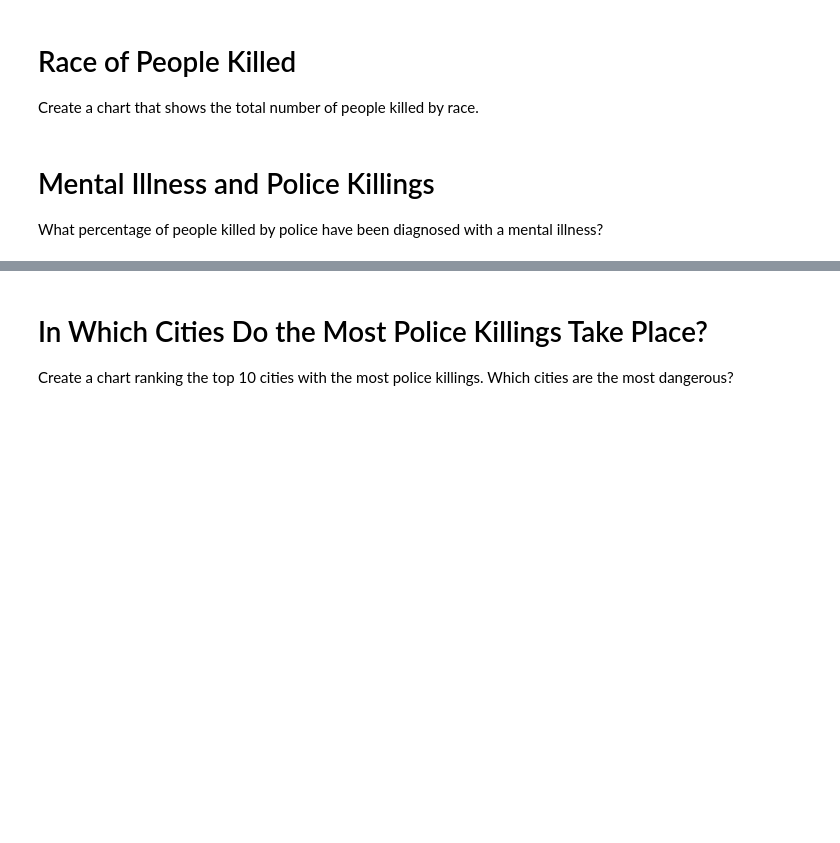
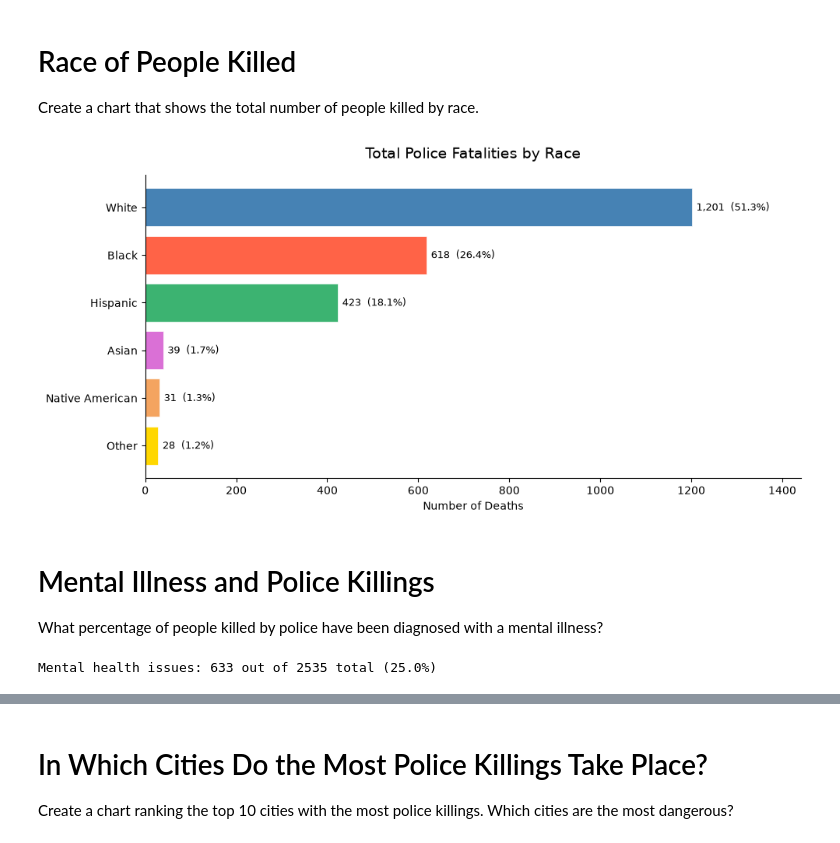
Before and after one commit to LegradiK/us_police_incidents_analysis, a Jupyter notebook: us_police_incidents_analysis.ipynb, the cells around one changed output, grey strips where cells are left out. Saved outputs shown, nothing was run; the diff lists cells and outputs as text; code cells hidden in the pictures; blank space fills up the shorter version.

```diff
--- a/us_police_incidents_analysis.ipynb
+++ b/us_police_incidents_analysis.ipynb
@@ -1089,7 +1299,67 @@ Create a seperate KDE plot for each race. Is there a difference between the dist
 # Race of People Killed
 
 Create a chart that shows the total number of people killed by race.
+# %%
+import matplotlib.pyplot as plt
+
+race_labels = {
+    'W': 'White',
+    'B': 'Black',
+    'H': 'Hispanic',
+    'A': 'Asian',
+    'N': 'Native American',
+    'O': 'Other',
+}
+
+colors = {
+    'W': 'steelblue',
+    'B': 'tomato',
+    'H': 'mediumseagreen',
+    'A': 'orchid',
+    'N': 'sandybrown',
+    'O': 'gold',
+}
+
+df_race = df_deaths_by_police['race'].value_counts().reset_index()
+df_race.columns = ['race', 'count']
+df_race = df_race[df_race['race'].isin(race_labels)]
+df_race['label'] = df_race['race'].map(race_labels)
+df_race['color'] = df_race['race'].map(colors)
+df_race = df_race.sort_values('count', ascending=True)  # ascending for horizontal bar
+
+fig, ax = plt.subplots(figsize=(10, 5))
+
+bars = ax.barh(df_race['label'], df_race['count'],
+               color=df_race['color'], edgecolor='white', linewidth=0.5)
+
+# ── Count + percentage labels ──────────────────────────────────────────
+total = df_race['count'].sum()
+for bar, (_, row) in zip(bars, df_race.iterrows()):
+    pct = (row['count'] / total) * 100
+    ax.text(
+        bar.get_width() + 10,
+        bar.get_y() + bar.get_height() / 2,
+        f"{row['count']:,}  ({pct:.1f}%)",
+        va='center', fontsize=9
+    )
+
+ax.set_title('Total Police Fatalities by Race', fontsize=14, pad=15)
+ax.set_xlabel('Number of Deaths')
+ax.set_xlim(0, df_race['count'].max() * 1.2)
+ax.spines[['top', 'right']].set_visible(False)
+
+plt.tight_layout()
+plt.show()
+# %% [output]
+[figure, added]
 # %% [markdown]
 # Mental Illness and Police Killings
 
 What percentage of people killed by police have been diagnosed with a mental illness?
+# %%
+total = len(df_deaths_by_police)
+mental_health = df_deaths_by_police['signs_of_mental_illness'].sum()
+percentage = (mental_health / total) * 100
+print(f"Mental health issues: {mental_health} out of {total} total ({percentage:.1f}%)")
+# %% [output]
+Mental health issues: 633 out of 2535 total (25.0%)
```
Also changed, not shown: parts of 19 cells of this notebook.
